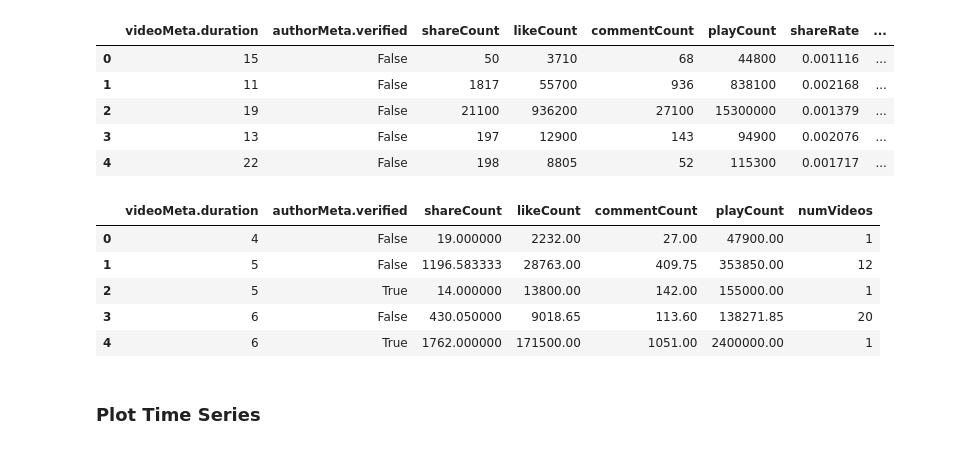
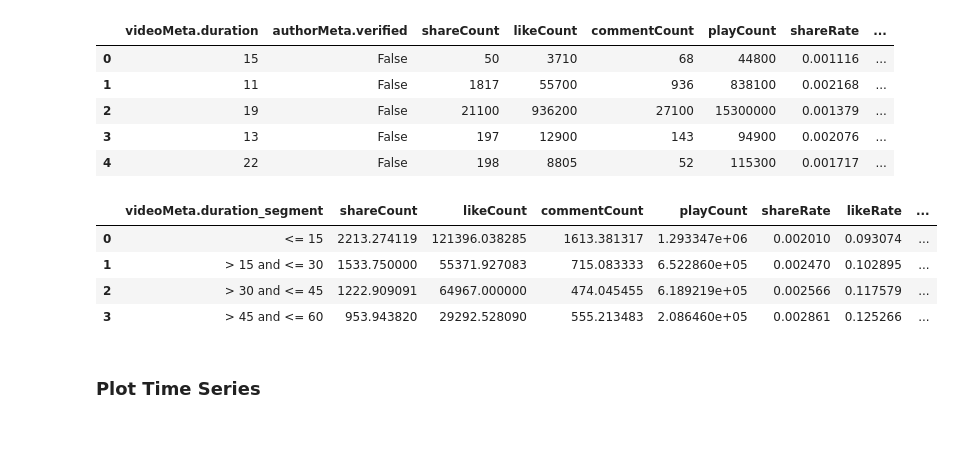
Before and after one commit to ba-group-projects/tiktok-popularity-eda, a Jupyter notebook: mattheus_smm635_mtp_eda.ipynb, the cells around one changed output. Drawn from its saved outputs; the diff is of its cells as text; code cells hidden in the pictures.

```diff
--- a/mattheus_smm635_mtp_eda.ipynb
+++ b/mattheus_smm635_mtp_eda.ipynb
@@ -246,18 +246,18 @@ filter_df.head()
 | 3 | 13 | False | 197 | 12900 | 143 | 94900 | 0.002076 | ... |
 | 4 | 22 | False | 198 | 8805 | 52 | 115300 | 0.001717 | ... |
 # %%
-# segment_type = 'with date'
+segment_type = 'video length groups'
 # segment_type = 'without date'
 # segment_type = 'avg rate for video length and verified status'
-segment_type = 'avg count for video length and verified status'
+# segment_type = 'avg count for video length and verified status'
 
 if segment_type == 'video length groups':
-    count_df = filter_df.drop(['authorMeta.verified','shareRate','likeRate','commentRate'],axis=1,inplace=False)
+    count_df = filter_df.drop(['authorMeta.verified','shareCount','likeCount','commentCount','playCount','shareRate','likeRate','commentRate'],axis=1,inplace=False)
     count_df = count_df.groupby(['videoMeta.duration_segment']).count()#.sort_values(by='videoMeta.duration',axis=1)#.plot(kind="bar", legend=False)
     count_df = count_df.rename(columns={"videoMeta.duration": "numVideos"})
     count_df = count_df.reset_index()
 
-    avg_df = filter_df.groupby(['videoMeta.duration_segment'],as_index=False)['shareRate','likeRate','commentRate'].agg([np.mean]).reset_index()
+    avg_df = filter_df.groupby(['videoMeta.duration_segment'],as_index=False)['shareCount','likeCount','commentCount','playCount','shareRate','likeRate','commentRate'].agg([np.mean]).reset_index()
     avg_df.columns = avg_df.columns.droplevel(-1)
     # avg_df.sort_values(by='likeCount',ascending=False).head(3).T
     avg_df = avg_df.merge(count_df,on=['videoMeta.duration_segment'],how='left')
@@ -269,37 +269,36 @@ elif segment_type == 'time series':
     count_df = count_df.reset_index()
 
     avg_df = filter_df.groupby(['date','videoMeta.duration_segment'],as_index=False)['shareRate','likeRate','commentRate'].agg([np.mean]).reset_index()
     avg_df.columns = avg_df.columns.droplevel(-1)
     # avg_df.sort_values(by='likeCount',ascending=False).head(3).T
     avg_df = avg_df.merge(count_df,on=['date','videoMeta.duration_segment'],how='left')
 
 elif segment_type == 'avg rate for video length and verified status':
     count_df = filter_df[['videoMeta.duration','shareRate','authorMeta.verified']]
     count_df = count_df.groupby(['videoMeta.duration','authorMeta.verified']).count()#.sort_values(by='videoMeta.duration',axis=1)#.plot(kind="bar", legend=False)
     count_df = count_df.rename(columns={"shareRate": "numVideos"})
     count_df = count_df.reset_index()
 
     avg_df = filter_df.groupby(['videoMeta.duration','authorMeta.verified'],as_index=False)['shareCount','likeCount','commentCount','playCount','shareRate','likeRate','commentRate'].agg([np.mean]).reset_index()
     avg_df.columns = avg_df.columns.droplevel(-1)
     # avg_df.sort_values(by='likeCount',ascending=False).head(3).T
     avg_df = avg_df.merge(count_df,on=['videoMeta.duration','authorMeta.verified'],how='left')
 
 elif segment_type == 'avg count for video length and verified status':
     count_df = filter_df[['videoMeta.duration','shareRate','authorMeta.verified']]
     count_df = count_df.groupby(['videoMeta.duration','authorMeta.verified']).count()#.sort_values(by='videoMeta.duration',axis=1)#.plot(kind="bar", legend=False)
     count_df = count_df.rename(columns={"shareRate": "numVideos"})
     count_df = count_df.reset_index()
 
     avg_df = filter_df.groupby(['videoMeta.duration','authorMeta.verified'],as_index=False)['shareCount','likeCount','commentCount','playCount'].agg([np.mean]).reset_index()
     avg_df.columns = avg_df.columns.droplevel(-1)
     # avg_df.sort_values(by='likeCount',ascending=False).head(3).T
     avg_df = avg_df.merge(count_df,on=['videoMeta.duration','authorMeta.verified'],how='left')
 
-avg_df.head()
+avg_df
 # %% [output]
-|  | videoMeta.duration | authorMeta.verified | shareCount | likeCount | commentCount | playCount | numVideos |
-| 0 | 4 | False | 19.000000 | 2232.00 | 27.00 | 47900.00 | 1 |
-| 1 | 5 | False | 1196.583333 | 28763.00 | 409.75 | 353850.00 | 12 |
-| 2 | 5 | True | 14.000000 | 13800.00 | 142.00 | 155000.00 | 1 |
-| 3 | 6 | False | 430.050000 | 9018.65 | 113.60 | 138271.85 | 20 |
-| 4 | 6 | True | 1762.000000 | 171500.00 | 1051.00 | 2400000.00 | 1 |
+|  | videoMeta.duration_segment | shareCount | likeCount | commentCount | playCount | shareRate | likeRate | ... |
+| 0 | <= 15 | 2213.274119 | 121396.038285 | 1613.381317 | 1.293347e+06 | 0.002010 | 0.093074 | ... |
+| 1 | > 15 and <= 30 | 1533.750000 | 55371.927083 | 715.083333 | 6.522860e+05 | 0.002470 | 0.102895 | ... |
+| 2 | > 30 and <= 45 | 1222.909091 | 64967.000000 | 474.045455 | 6.189219e+05 | 0.002566 | 0.117579 | ... |
+| 3 | > 45 and <= 60 | 953.943820 | 29292.528090 | 555.213483 | 2.086460e+05 | 0.002861 | 0.125266 | ... |
```
Also changed, not shown: parts of 1 cell of this notebook, 1 other file.
